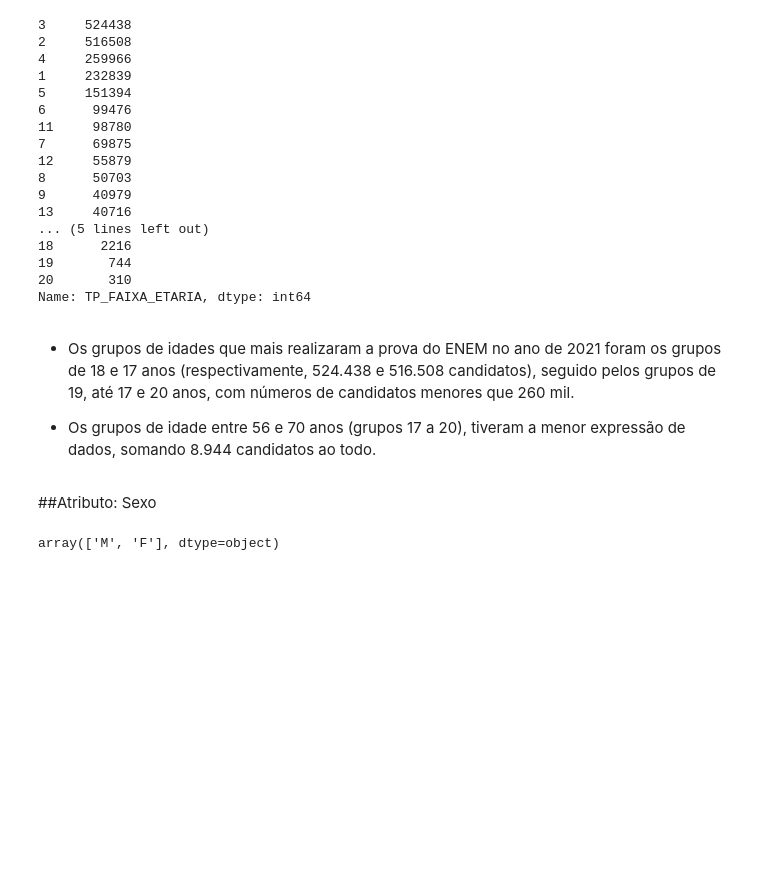
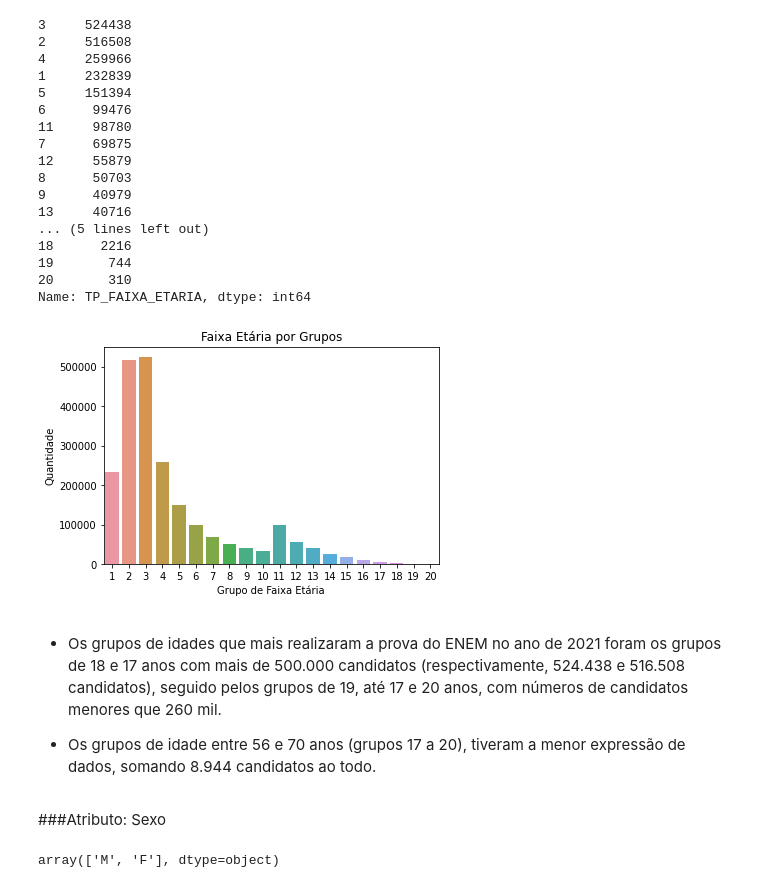
Before and after one commit to GabrielCdev/INEP_dataset_analysis, a Jupyter notebook: INEP_Dataset_Analysis.ipynb, the cells around one changed output. Drawn from its saved outputs; the diff is of its cells as text; code cells hidden in the pictures; blank space fills up the shorter version.

Commit message:
Plotting some graphs to univariate and multivariate variables

```diff
--- a/INEP_Dataset_Analysis.ipynb
+++ b/INEP_Dataset_Analysis.ipynb
@@ -339,12 +341,23 @@ enem_df['TP_FAIXA_ETARIA'].value_counts(sort=True)
 19       744
 20       310
 Name: TP_FAIXA_ETARIA, dtype: int64
+# %%
+ax = sns.countplot(enem_df['TP_FAIXA_ETARIA'])
+
+# Adicionando título e rótulos aos eixos
+ax.set_title('Faixa Etária por Grupos')
+ax.set_ylabel('Quantidade')
+ax.set_xlabel('Grupo de Faixa Etária')
+
+plt.show()
+# %% [output]
+[figure, added]
 # %% [markdown]
-- Os grupos de idades que mais realizaram a prova do ENEM no ano de 2021 foram os grupos de 18 e 17 anos (respectivamente, 524.438 e 516.508 candidatos), seguido pelos grupos de 19, até 17 e 20 anos, com números de candidatos menores que 260 mil.
+- Os grupos de idades que mais realizaram a prova do ENEM no ano de 2021 foram os grupos de 18 e 17 anos com mais de 500.000 candidatos (respectivamente, 524.438 e 516.508 candidatos), seguido pelos grupos de 19, até 17 e 20 anos, com números de candidatos menores que 260 mil.
 
 - Os grupos de idade entre 56 e 70 anos (grupos 17 a 20), tiveram a menor expressão de dados, somando 8.944 candidatos ao todo.
 # %% [markdown]
-##Atributo: Sexo
+###Atributo: Sexo
 # %%
 enem_df['TP_SEXO'].unique()
 # %% [output]
```
Also changed, not shown: parts of 62 cells of this notebook.
